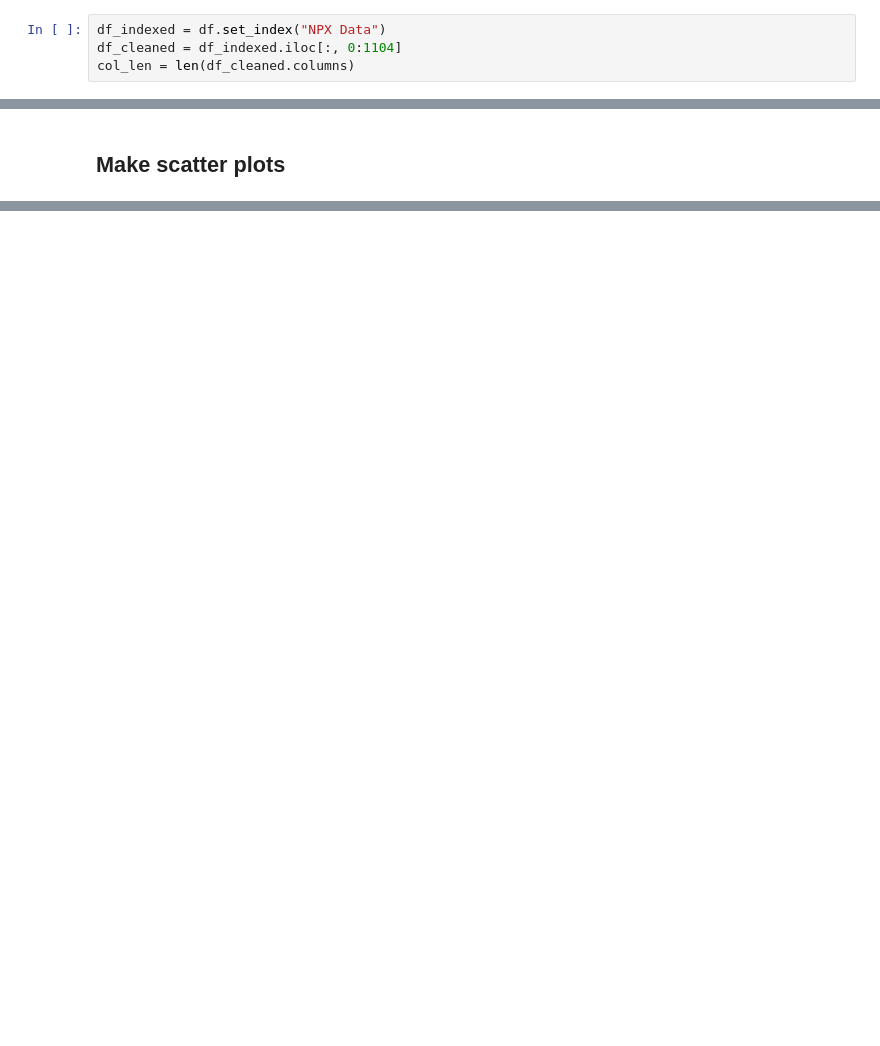
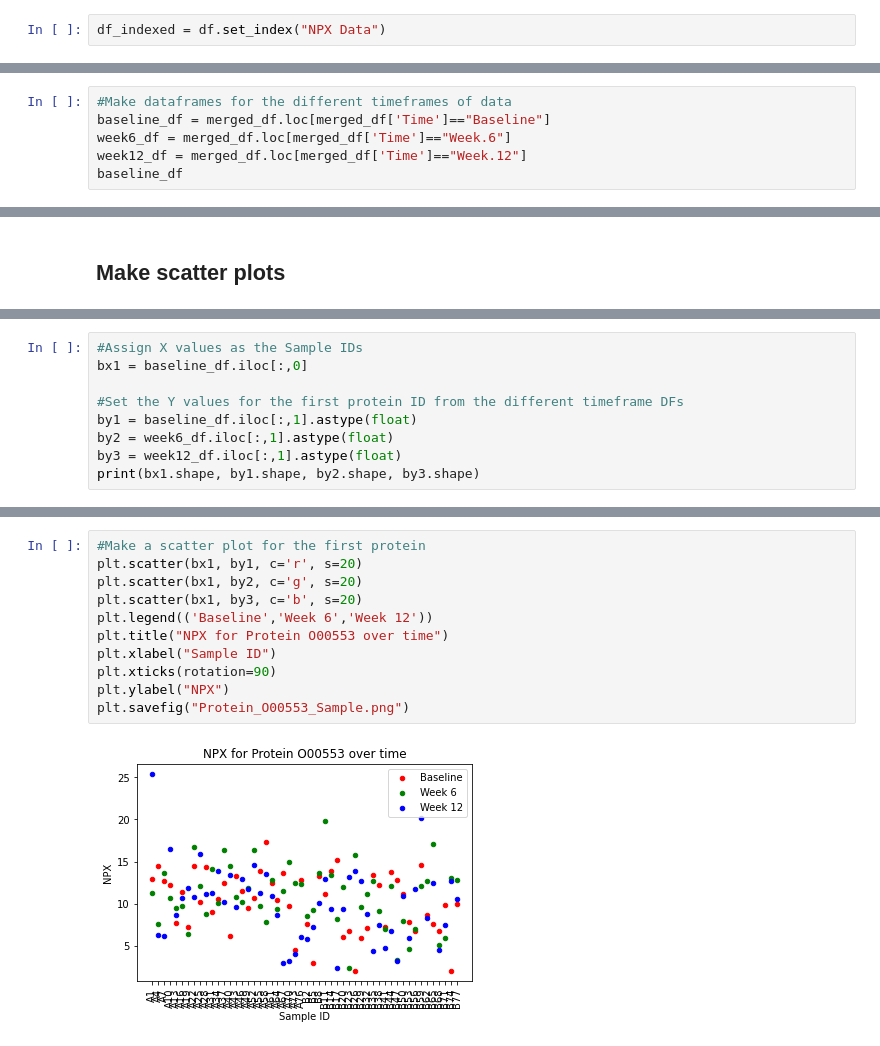
Before and after one commit to chrisbock76/Final_Project, a Jupyter notebook: data_merge.ipynb, the cells around one changed output, grey strips where cells are left out. Saved outputs shown, nothing was run; the diff lists cells and outputs as text; blank space fills up the shorter version.

Commit message:
Updated notebook with different timeframe dataframes

```diff
--- a/data_merge.ipynb
+++ b/data_merge.ipynb
@@ -8,8 +8,6 @@ file = "NPX_data1.xlsx"
 df = pd.read_excel(file, skiprows=1)
 # %%
 df_indexed = df.set_index("NPX Data")
-df_cleaned = df_indexed.iloc[:, 0:1104]
-col_len = len(df_cleaned.columns)
 # %%
 df_cleaned
 # %% [output]
@@ -161 +152,7 @@ merged_df
 merged_df.to_csv("Resources/NPX_data1_merged.csv", index=False)
+# %%
+#Make dataframes for the different timeframes of data
+baseline_df = merged_df.loc[merged_df['Time']=="Baseline"]
+week6_df = merged_df.loc[merged_df['Time']=="Week.6"]
+week12_df = merged_df.loc[merged_df['Time']=="Week.12"]
+baseline_df
@@ -199,0 +180,9 @@ plt.show(block=True)
+# %%
+#Assign X values as the Sample IDs
+bx1 = baseline_df.iloc[:,0]
+
+#Set the Y values for the first protein ID from the different timeframe DFs
+by1 = baseline_df.iloc[:,1].astype(float)
+by2 = week6_df.iloc[:,1].astype(float)
+by3 = week12_df.iloc[:,1].astype(float)
+print(bx1.shape, by1.shape, by2.shape, by3.shape)
@@ -199,0 +214,13 @@ plt.show(block=True)
+# %%
+#Make a scatter plot for the first protein
+plt.scatter(bx1, by1, c='r', s=20)
+plt.scatter(bx1, by2, c='g', s=20)
+plt.scatter(bx1, by3, c='b', s=20)
+plt.legend(('Baseline','Week 6','Week 12'))
+plt.title("NPX for Protein O00553 over time")
+plt.xlabel("Sample ID")
+plt.xticks(rotation=90)
+plt.ylabel("NPX")
+plt.savefig("Protein_O00553_Sample.png")
+# %% [output]
+[figure, added]
```
Also changed, not shown: parts of 17 cells of this notebook.
